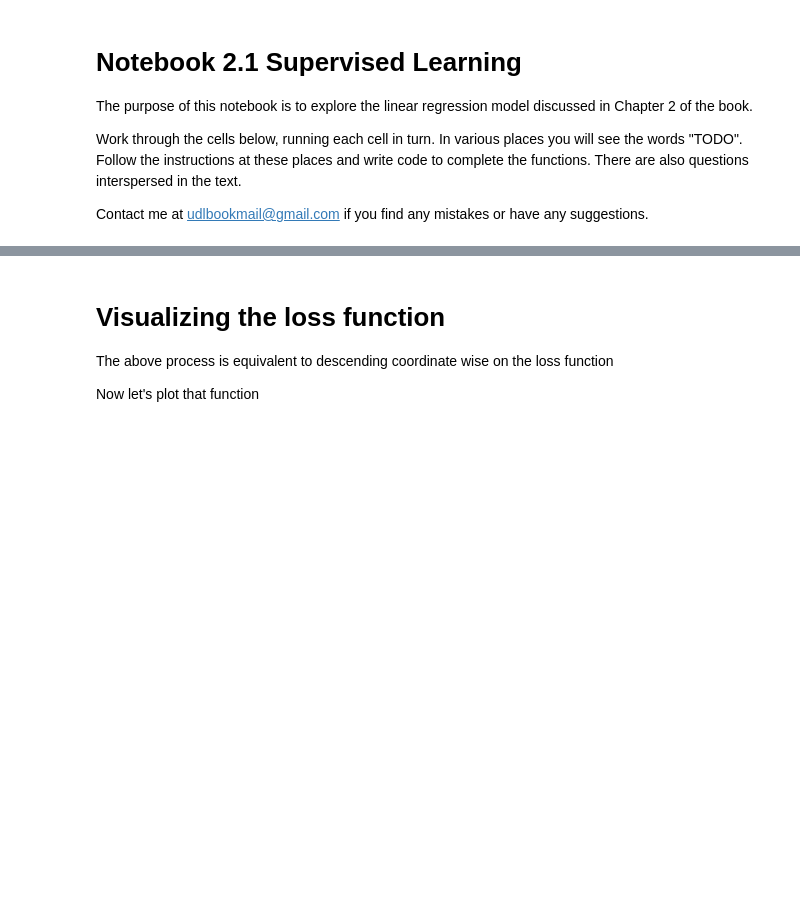
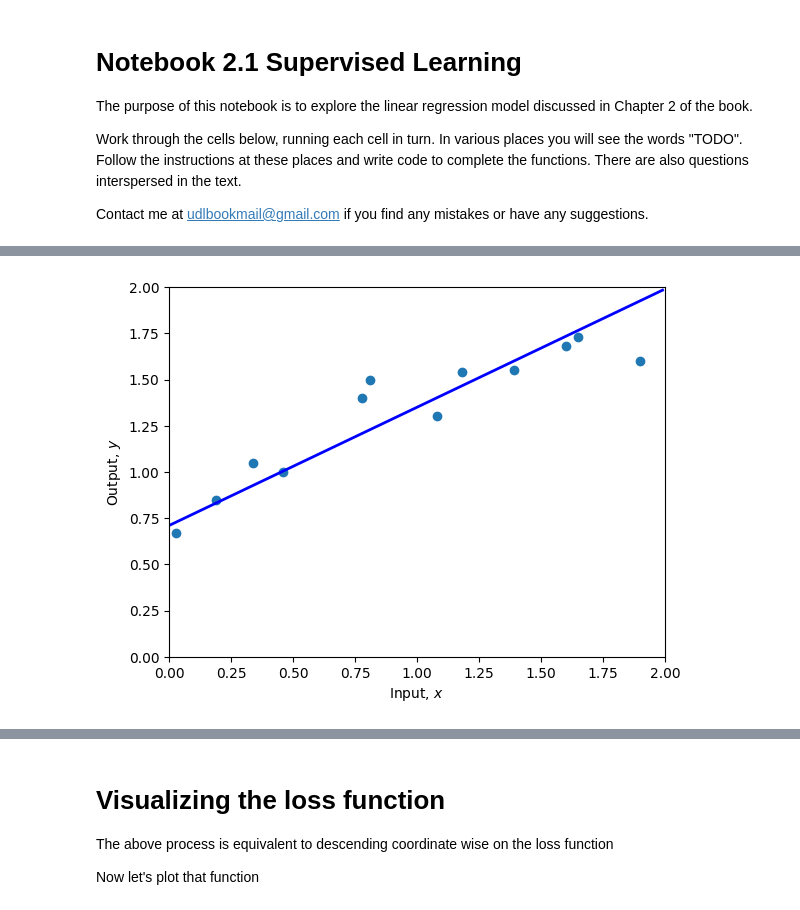
Before and after one commit to AddisonBiaggi/UnderstandingDeepLearning, a Jupyter notebook: Notebooks/Chap02/2_1_Supervised_Learning.ipynb, the cells around one changed output, grey strips where cells are left out. Drawn from its saved outputs; the diff is of its cells as text; code cells hidden in the pictures; blank space fills up the shorter version.

Commit message:
Removed a TODO statement

```diff
--- a/Notebooks/Chap02/2_1_Supervised_Learning.ipynb
+++ b/Notebooks/Chap02/2_1_Supervised_Learning.ipynb
@@ -23,8 +26,7 @@ print(y)
 # %%
 # Define 1D linear regression model
 def f(x, phi0, phi1):
-  # TODO :  Replace this line with the linear regression model (eq 2.4)
-  y = x
+  y = phi0 + x*phi1
 
   return y
 # %%
@@ -70,11 +75,12 @@ print(f'Your Loss = {loss:3.2f}, Ground truth =10.28')
 # %%
-# TODO -- Change the parameters manually to fit the model
 # First fix phi1 and try changing phi0 until you can't make the loss go down any more
 # Then fix phi0 and try changing phi1 until you can't make the loss go down any more
 # Repeat this process until you find a set of parameters that fit the model as in figure 2.2d
 # You can either do this by hand, or if you want to get fancy, write code to descent automatically in this way
 # Start at these values:
-phi0 = 1.60 ; phi1 =-0.8
+phi0 = 0.71 ; phi1 =0.64
 
 plot(x,y,phi0,phi1)
 print(f'Your Loss = {compute_loss(x,y,phi0,phi1):3.2f}')
+# %% [output]
+[figure, added]
```
Also changed, not shown: parts of 7 cells of this notebook.
